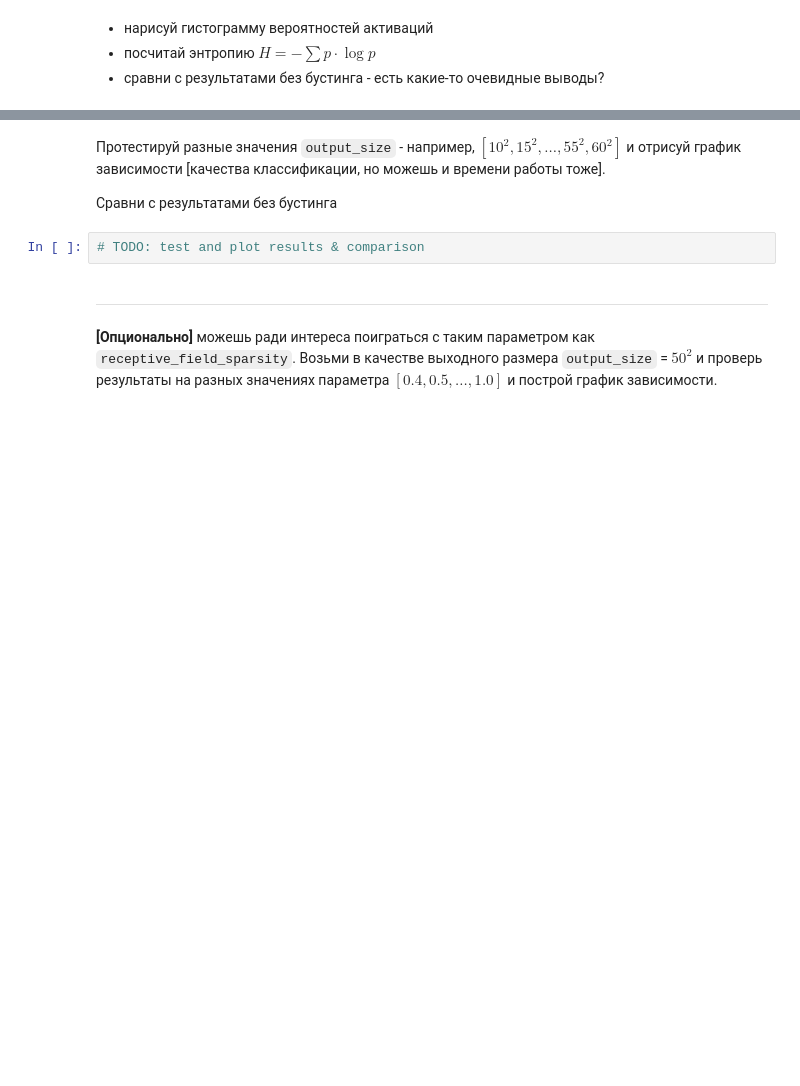
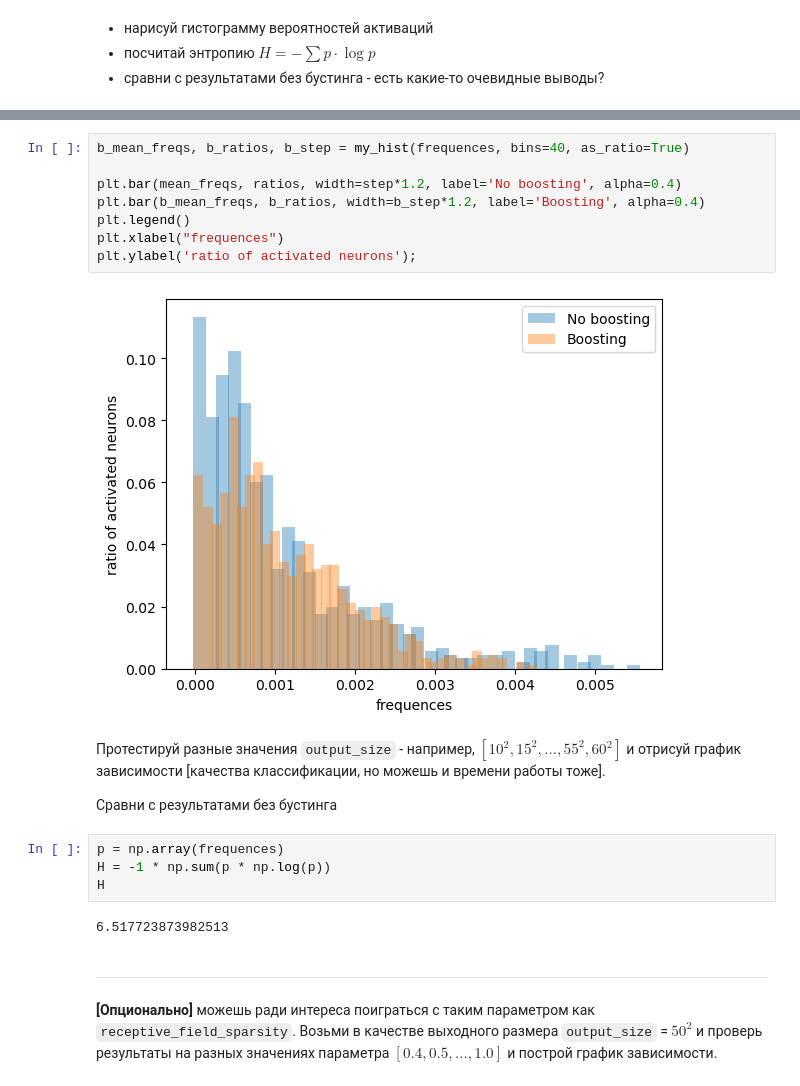
Before and after one commit to GurevichPE/cds_internship_tasks_sp, a Jupyter notebook: sp.ipynb, the cells around one changed output, grey strips where cells are left out. Drawn from its saved outputs; the diff is of its cells as text; blank space fills up the shorter version.

```diff
--- a/sp.ipynb
+++ b/sp.ipynb
@@ -518,9 +696,23 @@ test_classification_with_sp(x_tr, y_tr, x_tst, y_tst, sp)
+# %%
+b_mean_freqs, b_ratios, b_step = my_hist(frequences, bins=40, as_ratio=True)
+
+plt.bar(mean_freqs, ratios, width=step*1.2, label='No boosting', alpha=0.4)
+plt.bar(b_mean_freqs, b_ratios, width=b_step*1.2, label='Boosting', alpha=0.4)
+plt.legend()
+plt.xlabel("frequences")
+plt.ylabel('ratio of activated neurons');
+# %% [output]
+[figure, added]
 # %% [markdown]
 Протестируй разные значения `output_size` - например, $[10^2, 15^2,..., 55^2, 60^2]$ и отрисуй график зависимости [качества классификации, но можешь и времени работы тоже].
 
 Сравни с результатами без бустинга
-# %%
-# TODO: test and plot results & comparison
+# %%
+p = np.array(frequences)
+H = -1 * np.sum(p * np.log(p))
+H
+# %% [output]
+6.517723873982513
 # %% [markdown]
 ___
 __[Опционально]__ можешь ради интереса поиграться с таким параметром как `receptive_field_sparsity`. Возьми в качестве выходного размера `output_size` = $50^2$ и проверь результаты на разных значениях параметра $[0.4, 0.5, ..., 1.0]$ и построй график зависимости.
```
Also changed, not shown: parts of 28 cells of this notebook.
